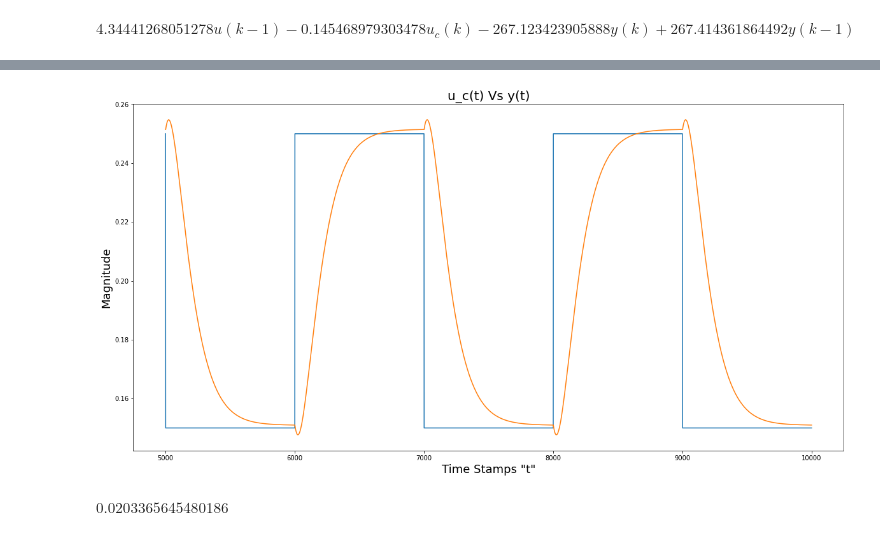
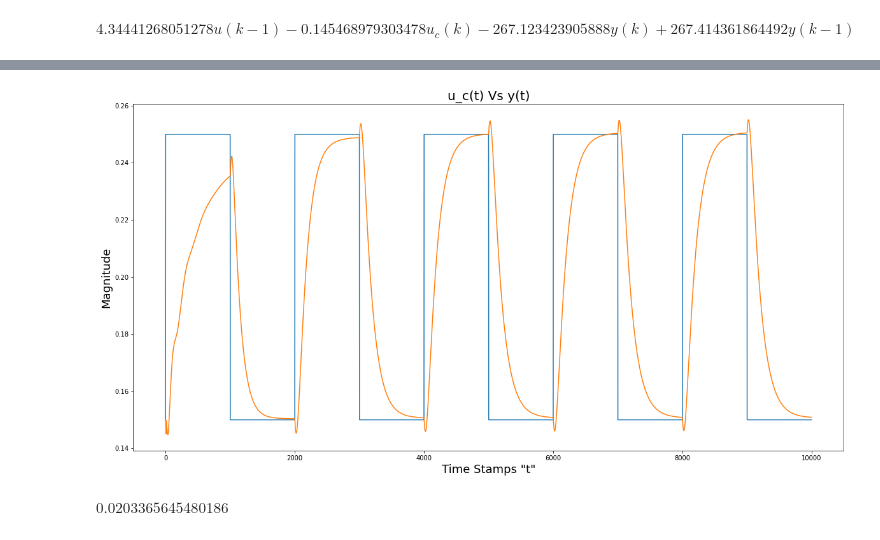
Before and after one commit to derekboase/ELG7113, a Jupyter notebook: system_models/clive_model/clive_model.ipynb, the cells around one changed output, grey strips where cells are left out. Drawn from its saved outputs; the diff is of its cells as text; code cells hidden in the pictures.

```diff
--- a/system_models/clive_model/clive_model.ipynb
+++ b/system_models/clive_model/clive_model.ipynb
@@ -310,6 +310,13 @@ a1_val = float(a1_eq.subs([(b, b_val), (Ts, T_val)]))
 a2_val = float(a2_eq.subs([(b, b_val), (Ts, T_val)]))
 b0_val = float(b0_eq.subs([(b, b_val), (Ts, T_val)]))
 b1_val = float(b1_eq.subs([(b, b_val), (Ts, T_val)]))
+
+# starting estimates for theta_hat
+var = 0.05
+a1_val_est = a1_val - var*a1_val
+a2_val_est = a2_val + var*a2_val
+b0_val_est = b0_val - var*b0_val
+b1_val_est = b1_val + var*b1_val
 # values for simulation only ^^^^^^^^^^^^^^^^^^^^
 
 # Create z-domain tf for reference model with true values for zeta, omega and T.
@@ -393,6 +400,16 @@ $\displaystyle 4.34441268051278 u(k-1) - 0.145468979303478 u_{c}(k) - 267.123423
 # Tunable components vvvvvvvvvvvvvvvvvvvvvvvvvvvvvvvv
 sample_depth = 10000
 starting_samples = 2
+
+start_y = 0.15 # in meters
+start_u = 0
+
+v_eq = 2.8 # air vel at equilibrium
+air_vel_max = 2.9
+air_vel_min = 2.5
+
+del_air_vel_max = air_vel_max - v_eq
+del_air_vel_min = air_vel_min - v_eq
 
 # starting estimate for plant parameters
 est = 0.5
@@ -404,7 +421,9 @@ theta0 = np.array([a1_val, a2_val, b0_val, b1_val]).reshape(-1,1)
 
 # Tunable components ^^^^^^^^^^^^^^^^^^^^^^^^^^^^^^^^
 
-theta_hat = [np.array([est]*len(theta0)).reshape(-1,1) for _ in range(starting_samples)]
+# theta_hat = [np.array([est]*len(theta0)).reshape(-1,1) for _ in range(starting_samples)]
+# theta_hat = [np.array([a1_val, a2_val, b0_val, b1_val]).reshape(-1,1) for _ in range(starting_samples)]
+theta_hat = [np.array([a1_val_est, a2_val_est, b0_val_est, b1_val_est]).reshape(-1,1) for _ in range(starting_samples)]
 
 # System input TODO*********************************************************
 sample_range = range(sample_depth)
@@ -412,12 +431,15 @@ t = [i for i in sample_range]
 u_c = np.ones(sample_depth)*.25
 u_c[np.where([m.sin(t[i]*m.pi/1000)<=0 for i in sample_range])] = 0.15
 
-y = [0.1]*starting_samples
-u = [0.1]*starting_samples
+y = [start_y]*starting_samples
+u = [start_u]*starting_samples
 
 I = np.identity(len(theta0))
-p = 100*I
+p = 10000*I
 p_res = []
+
+print(f"delta air vel max:{del_air_vel_max}")
+print(f"delta air vel min:{del_air_vel_min}")
 
 for k in range(starting_samples ,sample_depth):
     phi = np.array([-y[-1], -y[-2], u[-1], u[-2]]).reshape(-1,1)
@@ -428,18 +450,63 @@ for k in range(starting_samples ,sample_depth):
     p_res.append(p)
     theta_hat.append(theta_hat[-1] + K*(y[k] - phi.T@theta_hat[-1]))
 
+    u_temp = np.reshape(uk_func(u[k-1], u_c[k], y[k], y[k-1],
+                                theta_hat[-1][0], theta_hat[-1][1],
+                                theta_hat[-1][2], theta_hat[-1][3])[0], ())
+#     print(f"u temp = {u_temp}")
+    if (u_temp > del_air_vel_max):
+        u.append(del_air_vel_max)
+    elif (u_temp < del_air_vel_min):
+        u.append(del_air_vel_min)
+    else:
+        u.append(u_temp)
 
-    u.append(np.reshape(uk_func(u[k-1], u_c[k], y[k], y[k-1],
-                                theta_hat[-1][0], theta_hat[-1][1],
-                                theta_hat[-1][2], theta_hat[-1][3])[0], ()))
+
+#     u.append(np.reshape(uk_func(u[k-1], u_c[k], y[k], y[k-1],
+#                                 theta_hat[-1][0], theta_hat[-1][1],
+#                                 theta_hat[-1][2], theta_hat[-1][3])[0], ()))
 
 
 # ploting of estimated parameters
 df_theta = pd.DataFrame(np.asarray(theta_hat).reshape(-1,4,), columns=['a1', 'a2', 'b0', 'b1'])
 theta_hat_ploter(df_theta, theta0, 'Theta_hat Estimates')
 
+plt_rng = 1000
+
+# # ploting of control sig
+# plt.step(t[plt_rng:],u[plt_rng:])
+# plt.title('Control Input', fontsize=20)
+# plt.ylabel('u(t)', fontsize=18)
+# plt.xlabel('Time Stamps "t"', fontsize=18)
+# plt.grid()
+# plt.show()
+
+# # ploting of input vs output
+# plt.plot(t[plt_rng:],u_c[plt_rng:])
+# plt.plot(t[plt_rng:],y[plt_rng:])
+# plt.title('u_c(t) Vs y(t)', fontsize=20)
+# plt.ylabel('Magnitude', fontsize=18)
+# plt.xlabel('Time Stamps "t"', fontsize=18)
+# plt.show()
+
+# # ploting of control sig
+# plt.step(t[:plt_rng],u[:plt_rng])
+# plt.title('Control Input', fontsize=20)
+# plt.ylabel('u(t)', fontsize=18)
+# plt.xlabel('Time Stamps "t"', fontsize=18)
+# plt.grid()
+# plt.show()
+
+# # ploting of input vs output
+# plt.plot(t[:plt_rng],u_c[:plt_rng])
+# plt.plot(t[:plt_rng],y[:plt_rng])
+# plt.title('u_c(t) Vs y(t)', fontsize=20)
+# plt.ylabel('Magnitude', fontsize=18)
+# plt.xlabel('Time Stamps "t"', fontsize=18)
+# plt.show()
+
 # ploting of control sig
-plt.step(t[-5000:],u[-5000:])
+plt.step(t,u)
 plt.title('Control Input', fontsize=20)
 plt.ylabel('u(t)', fontsize=18)
 plt.xlabel('Time Stamps "t"', fontsize=18)
@@ -447,8 +514,8 @@ plt.grid()
 plt.show()
 
 # ploting of input vs output
-plt.plot(t[-5000:],u_c[-5000:])
-plt.plot(t[-5000:],y[-5000:])
+plt.plot(t,u_c)
+plt.plot(t,y)
 plt.title('u_c(t) Vs y(t)', fontsize=20)
 plt.ylabel('Magnitude', fontsize=18)
 plt.xlabel('Time Stamps "t"', fontsize=18)
@@ -459,4 +528,4 @@ plt.show()
-[figure, old version]
+[figure, new version]
 # %%
 b0_val
 # %% [output]
```
Also changed, not shown: parts of 1 cell of this notebook.
